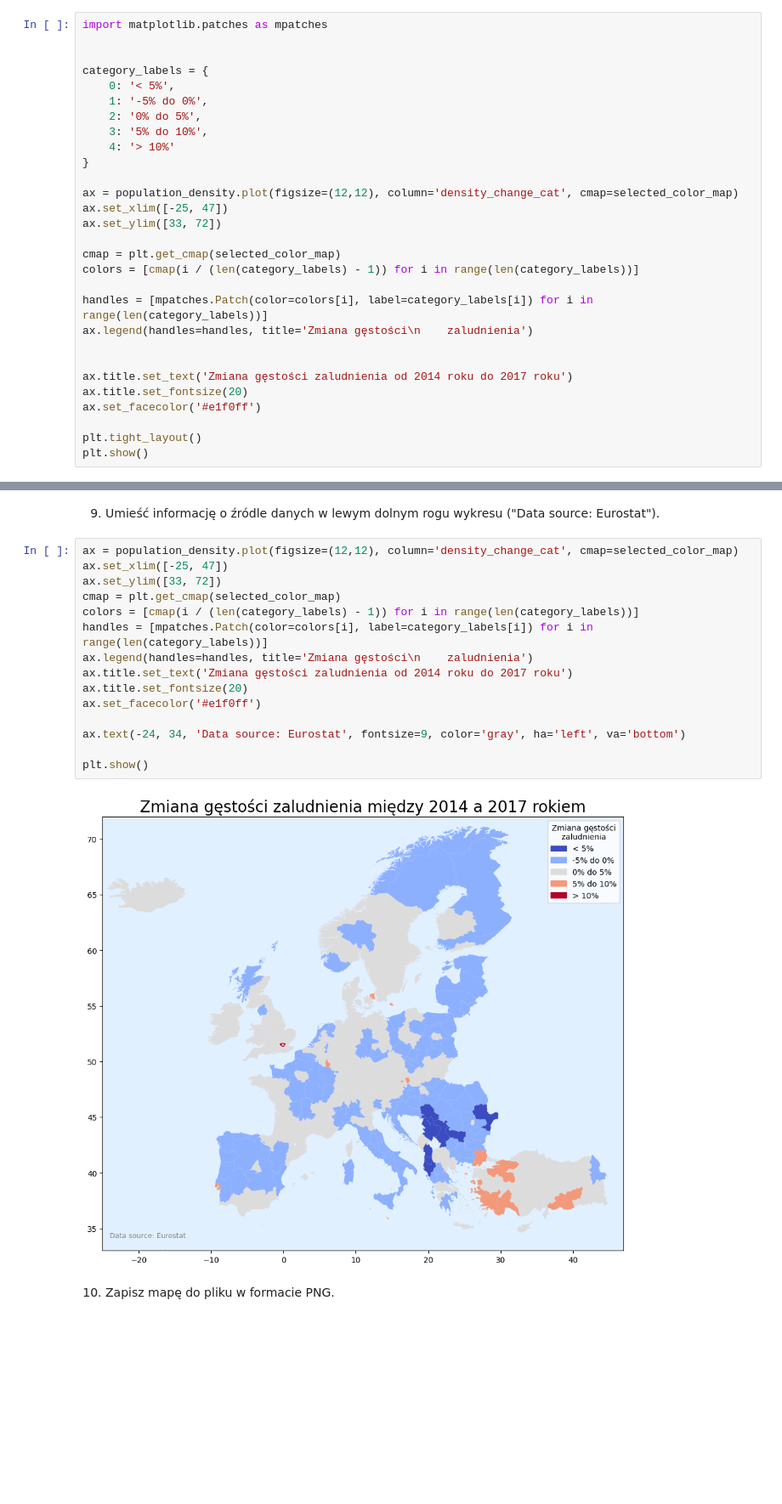
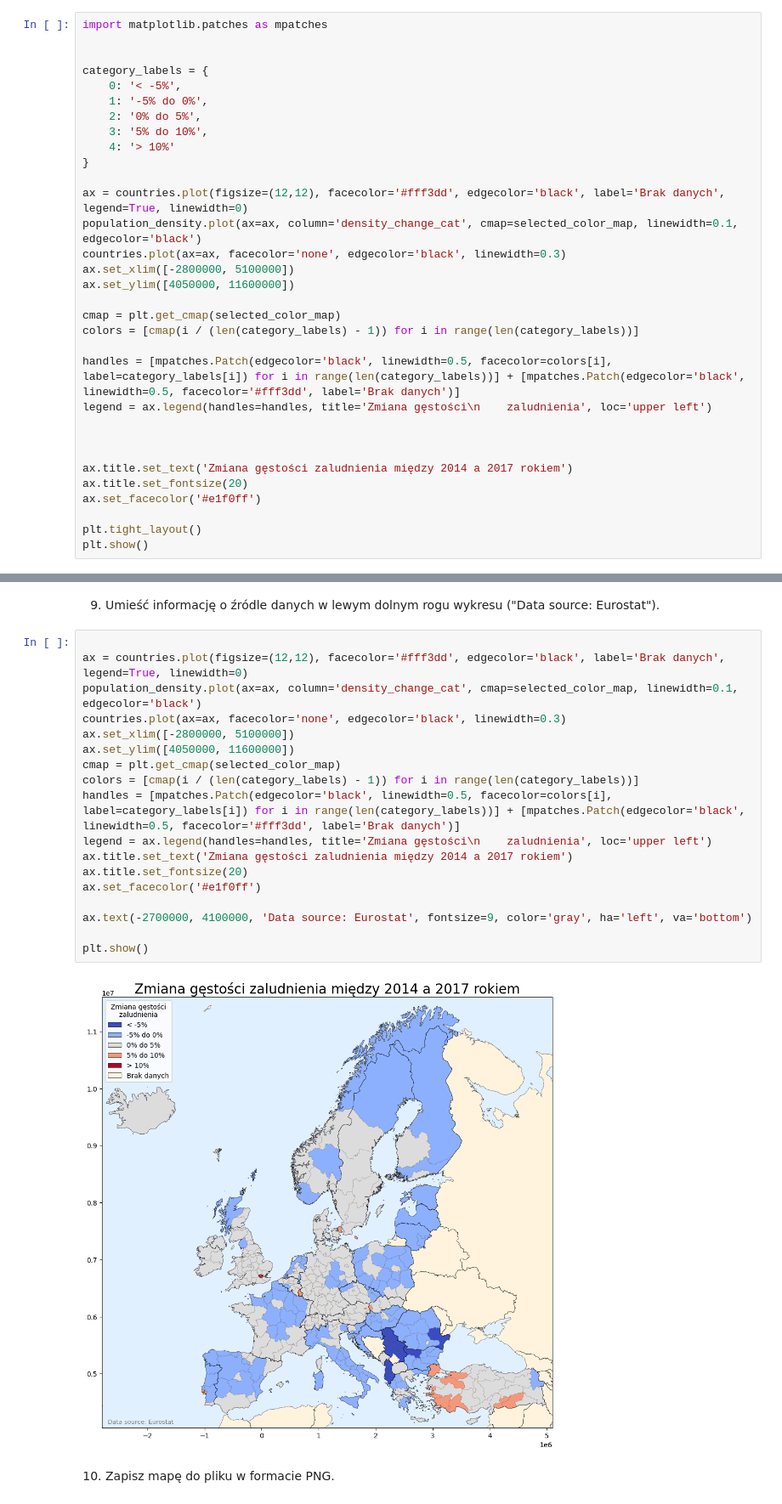
Before and after one commit to venomiakk/spatial-data-analysis, a Jupyter notebook: homework2/homework2.ipynb, the cells around one changed output, grey strips where cells are left out. Shown at 85% size. Drawn from its saved outputs; the diff is of its cells as text; blank space fills up the shorter version.

```diff
--- a/homework2/homework2.ipynb
+++ b/homework2/homework2.ipynb
@@ -127,25 +129,28 @@ import matplotlib.patches as mpatches
 
 
 category_labels = {
-    0: '< 5%',
+    0: '< -5%',
     1: '-5% do 0%',
     2: '0% do 5%',
     3: '5% do 10%',
     4: '> 10%'
 }
 
-ax = population_density.plot(figsize=(12,12), column='density_change_cat', cmap=selected_color_map)
-ax.set_xlim([-25, 47])
-ax.set_ylim([33, 72])
+ax = countries.plot(figsize=(12,12), facecolor='#fff3dd', edgecolor='black', label='Brak danych', legend=True, linewidth=0)
+population_density.plot(ax=ax, column='density_change_cat', cmap=selected_color_map, linewidth=0.1, edgecolor='black')
+countries.plot(ax=ax, facecolor='none', edgecolor='black', linewidth=0.3)
+ax.set_xlim([-2800000, 5100000])
+ax.set_ylim([4050000, 11600000])
 
 cmap = plt.get_cmap(selected_color_map)
 colors = [cmap(i / (len(category_labels) - 1)) for i in range(len(category_labels))]
 
-handles = [mpatches.Patch(color=colors[i], label=category_labels[i]) for i in range(len(category_labels))]
-ax.legend(handles=handles, title='Zmiana gęstości\n    zaludnienia')
+handles = [mpatches.Patch(edgecolor='black', linewidth=0.5, facecolor=colors[i], label=category_labels[i]) for i in range(len(category_labels))] + [mpatches.Patch(edgecolor='black', linewidth=0.5, facecolor='#fff3dd', label='Brak danych')]
+legend = ax.legend(handles=handles, title='Zmiana gęstości\n    zaludnienia', loc='upper left')
 
 
-ax.title.set_text('Zmiana gęstości zaludnienia od 2014 roku do 2017 roku')
+
+ax.title.set_text('Zmiana gęstości zaludnienia między 2014 a 2017 rokiem')
 ax.title.set_fontsize(20)
 ax.set_facecolor('#e1f0ff')
 
@@ -156,22 +161,25 @@ plt.show()
 # %% [markdown]
 9. Umieść informację o źródle danych w lewym dolnym rogu wykresu ("Data source: Eurostat").
 # %%
-ax = population_density.plot(figsize=(12,12), column='density_change_cat', cmap=selected_color_map)
-ax.set_xlim([-25, 47])
-ax.set_ylim([33, 72])
+
+ax = countries.plot(figsize=(12,12), facecolor='#fff3dd', edgecolor='black', label='Brak danych', legend=True, linewidth=0)
+population_density.plot(ax=ax, column='density_change_cat', cmap=selected_color_map, linewidth=0.1, edgecolor='black')
+countries.plot(ax=ax, facecolor='none', edgecolor='black', linewidth=0.3)
+ax.set_xlim([-2800000, 5100000])
+ax.set_ylim([4050000, 11600000])
 cmap = plt.get_cmap(selected_color_map)
 colors = [cmap(i / (len(category_labels) - 1)) for i in range(len(category_labels))]
-handles = [mpatches.Patch(color=colors[i], label=category_labels[i]) for i in range(len(category_labels))]
-ax.legend(handles=handles, title='Zmiana gęstości\n    zaludnienia')
-ax.title.set_text('Zmiana gęstości zaludnienia od 2014 roku do 2017 roku')
+handles = [mpatches.Patch(edgecolor='black', linewidth=0.5, facecolor=colors[i], label=category_labels[i]) for i in range(len(category_labels))] + [mpatches.Patch(edgecolor='black', linewidth=0.5, facecolor='#fff3dd', label='Brak danych')]
+legend = ax.legend(handles=handles, title='Zmiana gęstości\n    zaludnienia', loc='upper left')
+ax.title.set_text('Zmiana gęstości zaludnienia między 2014 a 2017 rokiem')
 ax.title.set_fontsize(20)
 ax.set_facecolor('#e1f0ff')
 
-ax.text(-24, 34, 'Data source: Eurostat', fontsize=9, color='gray', ha='left', va='bottom')
+ax.text(-2700000, 4100000, 'Data source: Eurostat', fontsize=9, color='gray', ha='left', va='bottom')
 
 plt.show()
 # %% [output]
-[figure, old version]
+[figure, new version]
 # %% [markdown]
 10. Zapisz mapę do pliku w formacie PNG.
 # %%
```
Also changed, not shown: parts of 6 cells of this notebook, 1 other file.
